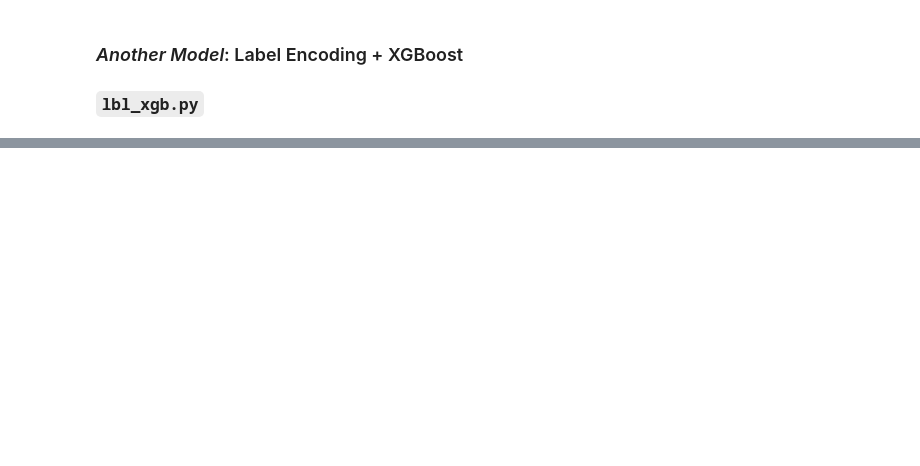
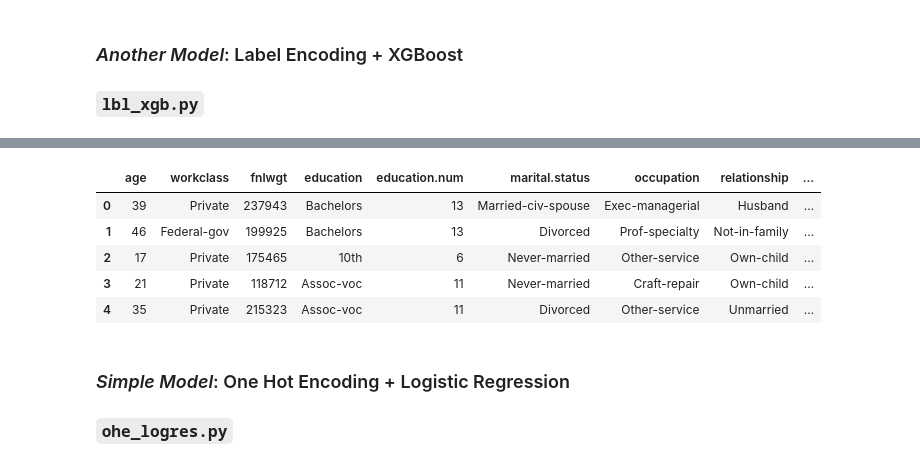
Before and after one commit to Praveer7/Approaching-any-ML-problem---Code, a Jupyter notebook: Approaching Categorical Variables.ipynb, the cells around one changed output, grey strips where cells are left out. Drawn from its saved outputs; the diff is of its cells as text; code cells hidden in the pictures; blank space fills up the shorter version.

```diff
--- a/Approaching Categorical Variables.ipynb
+++ b/Approaching Categorical Variables.ipynb
@@ -1053,0 +1089,41 @@ Fold = 4, AUC = 0.7606497734250544
+# %%
+# create_folds.py
+import pandas as pd
+from sklearn import model_selection
+
+if __name__ == "__main__":
+
+    # read training data
+    df = pd.read_csv("adult.csv")
+
+    # we create a new column called kfold and fill it with -1
+    df["kfold"] = -1
+
+    # the next step is to randomize the rows of the data
+    df = df.sample(frac=1).reset_index(drop=True)
+
+    # fetch labels
+    y = df.income.values
+
+    # initiate the kfold class from model_selection module
+    kf = model_selection.StratifiedKFold(n_splits=5)
+
+    # fill the new kfold column
+    for f,(t_, v_) in enumerate(kf.split(X=df, y=y)):
+        df.loc[v_, 'kfold'] = f
+
+    # save the new csv with kfold column
+    df.to_csv("adult_folds.csv", index=False)
+# %%
+df.head()
+# %% [output]
+|  | age | workclass | fnlwgt | education | education.num | marital.status | occupation | relationship | ... |
+| 0 | 39 | Private | 237943 | Bachelors | 13 | Married-civ-spouse | Exec-managerial | Husband | ... |
+| 1 | 46 | Federal-gov | 199925 | Bachelors | 13 | Divorced | Prof-specialty | Not-in-family | ... |
+| 2 | 17 | Private | 175465 | 10th | 6 | Never-married | Other-service | Own-child | ... |
+| 3 | 21 | Private | 118712 | Assoc-voc | 11 | Never-married | Craft-repair | Own-child | ... |
+| 4 | 35 | Private | 215323 | Assoc-voc | 11 | Divorced | Other-service | Unmarried | ... |
+# %% [markdown]
+### *Simple Model*: One Hot Encoding + Logistic Regression
+
+### `ohe_logres.py`
```
Also changed, not shown: parts of 32 cells of this notebook.
